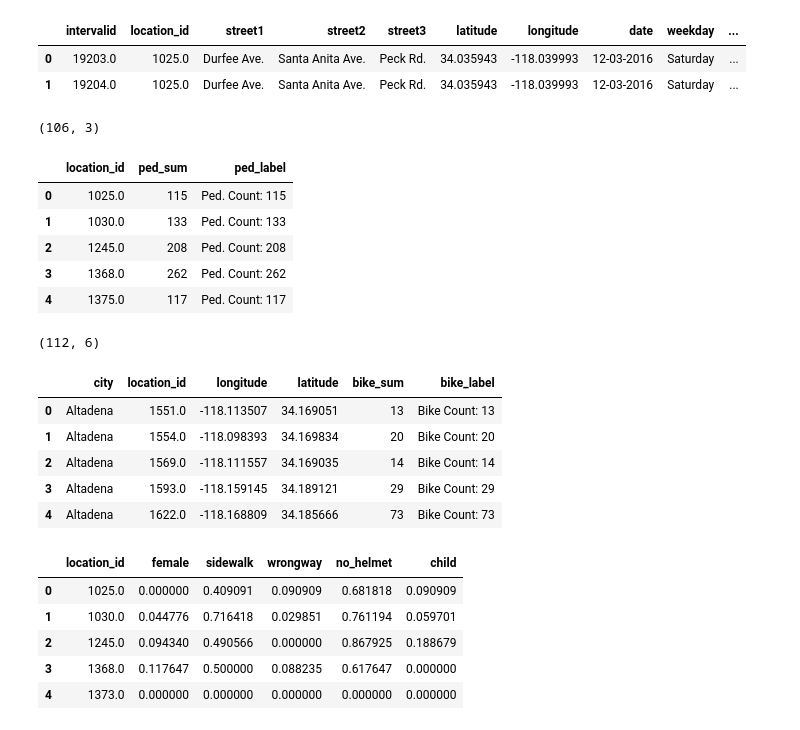
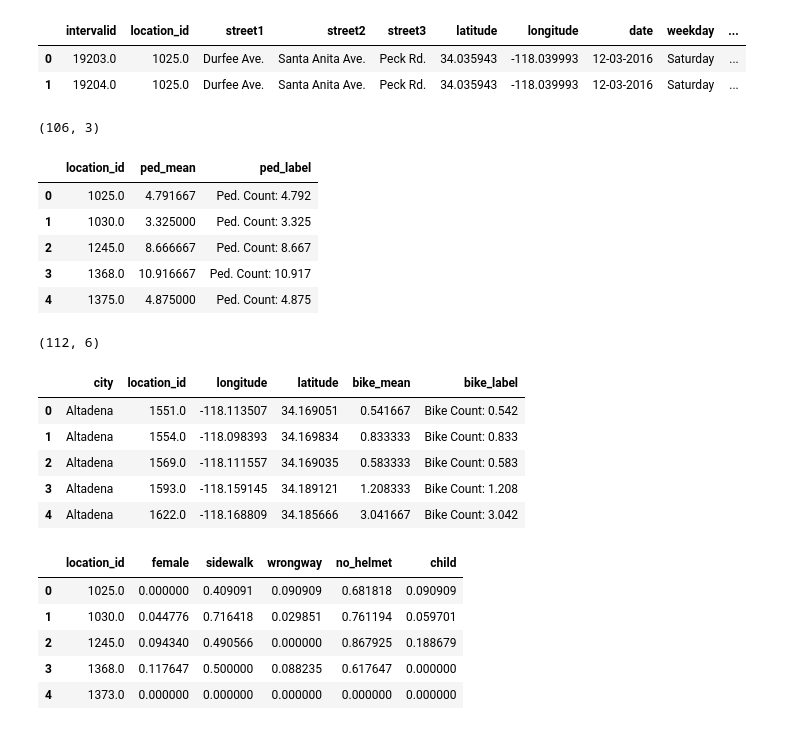
Before and after one commit to zihaoxu/BikeSGV, a Jupyter notebook: notebook/Analysis/04-geographical-analysis.ipynb, the cells around one changed output. Cells and saved outputs as stored; diff of their text form; code cells hidden in the pictures.

```diff
--- a/notebook/Analysis/04-geographical-analysis.ipynb
+++ b/notebook/Analysis/04-geographical-analysis.ipynb
@@ -67,33 +84,33 @@ bike.head(2)
 | 0 | 19203.0 | 1025.0 | Durfee Ave. | Santa Anita Ave. | Peck Rd. | 34.035943 | -118.039993 | 12-03-2016 | Saturday | ... |
 | 1 | 19204.0 | 1025.0 | Durfee Ave. | Santa Anita Ave. | Peck Rd. | 34.035943 | -118.039993 | 12-03-2016 | Saturday | ... |
 # %%
-ped_loc_count = ped.groupby('location_id').agg(['sum'])['total_count'].reset_index()
-ped_loc_count['ped_label'] = ['Ped. Count: ' + str(s) for s in ped_loc_count['sum']]
-ped_loc_count = ped_loc_count.rename(columns = {'sum':'ped_sum'})
+ped_loc_count = ped.groupby('location_id').agg(['mean'])['total_count'].reset_index()
+ped_loc_count['ped_label'] = ['Ped. Count: ' + str(round(s,3)) for s in ped_loc_count['mean']]
+ped_loc_count = ped_loc_count.rename(columns = {'mean':'ped_mean'})
 print(ped_loc_count.shape)
 ped_loc_count.head()
 # %% [output]
 (106, 3)
-|  | location_id | ped_sum | ped_label |
-| 0 | 1025.0 | 115 | Ped. Count: 115 |
-| 1 | 1030.0 | 133 | Ped. Count: 133 |
-| 2 | 1245.0 | 208 | Ped. Count: 208 |
-| 3 | 1368.0 | 262 | Ped. Count: 262 |
-| 4 | 1375.0 | 117 | Ped. Count: 117 |
+|  | location_id | ped_mean | ped_label |
+| 0 | 1025.0 | 4.791667 | Ped. Count: 4.792 |
+| 1 | 1030.0 | 3.325000 | Ped. Count: 3.325 |
+| 2 | 1245.0 | 8.666667 | Ped. Count: 8.667 |
+| 3 | 1368.0 | 10.916667 | Ped. Count: 10.917 |
+| 4 | 1375.0 | 4.875000 | Ped. Count: 4.875 |
 # %%
-bike_loc_count = bike.groupby(['city', 'location_id', 'longitude', 'latitude']).agg(['sum'])['total_count'].reset_index()
-bike_loc_count['bike_label'] = ['Bike Count: ' + str(s) for s in bike_loc_count['sum']]
-bike_loc_count = bike_loc_count.rename(columns = {'sum':'bike_sum'})
+bike_loc_count = bike.groupby(['city', 'location_id', 'longitude', 'latitude']).agg(['mean'])['total_count'].reset_index()
+bike_loc_count['bike_label'] = ['Bike Count: ' + str(round(s,3)) for s in bike_loc_count['mean']]
+bike_loc_count = bike_loc_count.rename(columns = {'mean':'bike_mean'})
 print(bike_loc_count.shape)
 bike_loc_count.head()
 # %% [output]
 (112, 6)
-|  | city | location_id | longitude | latitude | bike_sum | bike_label |
-| 0 | Altadena | 1551.0 | -118.113507 | 34.169051 | 13 | Bike Count: 13 |
-| 1 | Altadena | 1554.0 | -118.098393 | 34.169834 | 20 | Bike Count: 20 |
-| 2 | Altadena | 1569.0 | -118.111557 | 34.169035 | 14 | Bike Count: 14 |
-| 3 | Altadena | 1593.0 | -118.159145 | 34.189121 | 29 | Bike Count: 29 |
-| 4 | Altadena | 1622.0 | -118.168809 | 34.185666 | 73 | Bike Count: 73 |
+|  | city | location_id | longitude | latitude | bike_mean | bike_label |
+| 0 | Altadena | 1551.0 | -118.113507 | 34.169051 | 0.541667 | Bike Count: 0.542 |
+| 1 | Altadena | 1554.0 | -118.098393 | 34.169834 | 0.833333 | Bike Count: 0.833 |
+| 2 | Altadena | 1569.0 | -118.111557 | 34.169035 | 0.583333 | Bike Count: 0.583 |
+| 3 | Altadena | 1593.0 | -118.159145 | 34.189121 | 1.208333 | Bike Count: 1.208 |
+| 4 | Altadena | 1622.0 | -118.168809 | 34.185666 | 3.041667 | Bike Count: 3.042 |
 # %%
 interesting_cols = ['female', 'sidewalk', 'wrongway', 'no_helmet', 'child']
 bike_info = bike.groupby('location_id').sum().reset_index()[['location_id', 'female', 'sidewalk', 'wrongway', 'no_helmet', 'child', 'total_count']]
```
Also changed, not shown: parts of 10 cells of this notebook, 1 other file.
